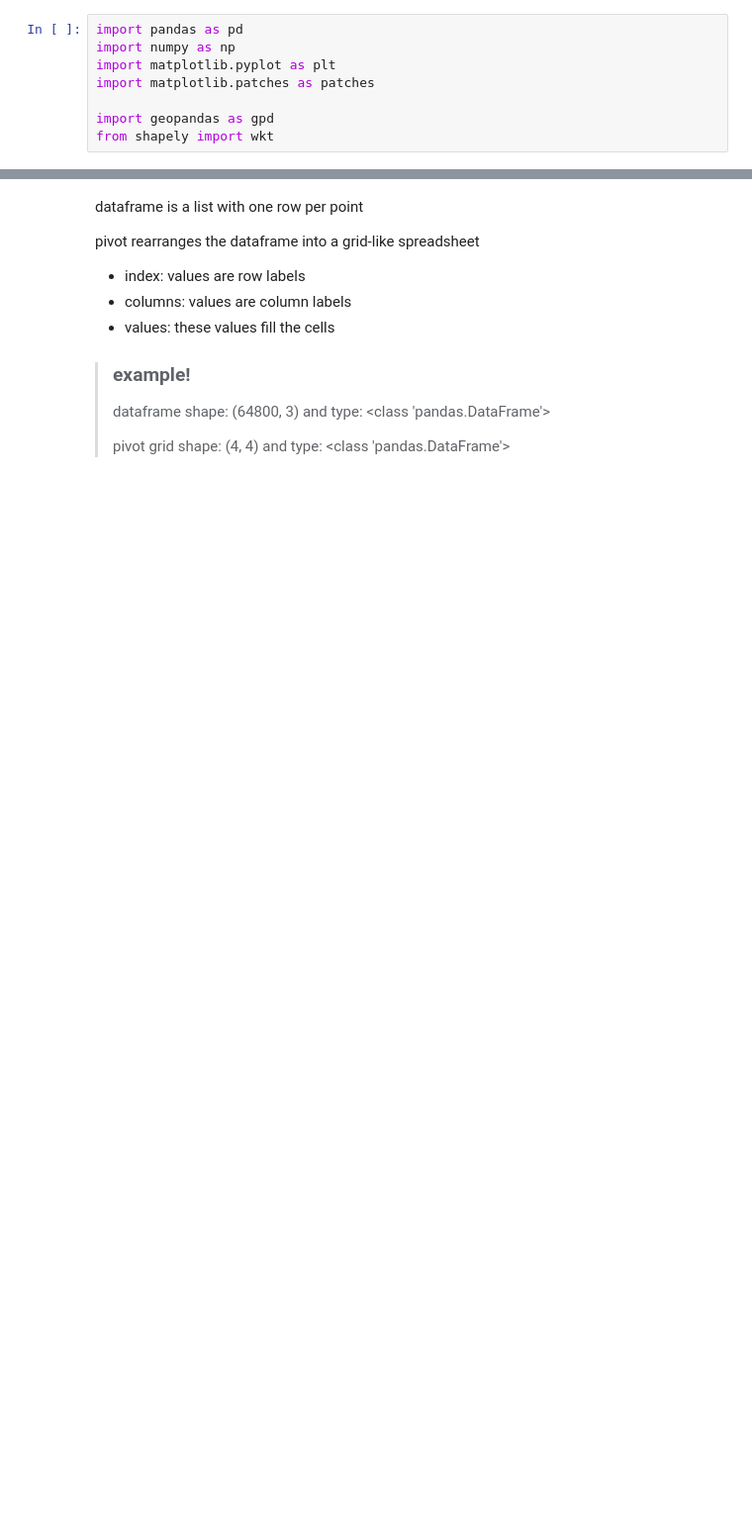
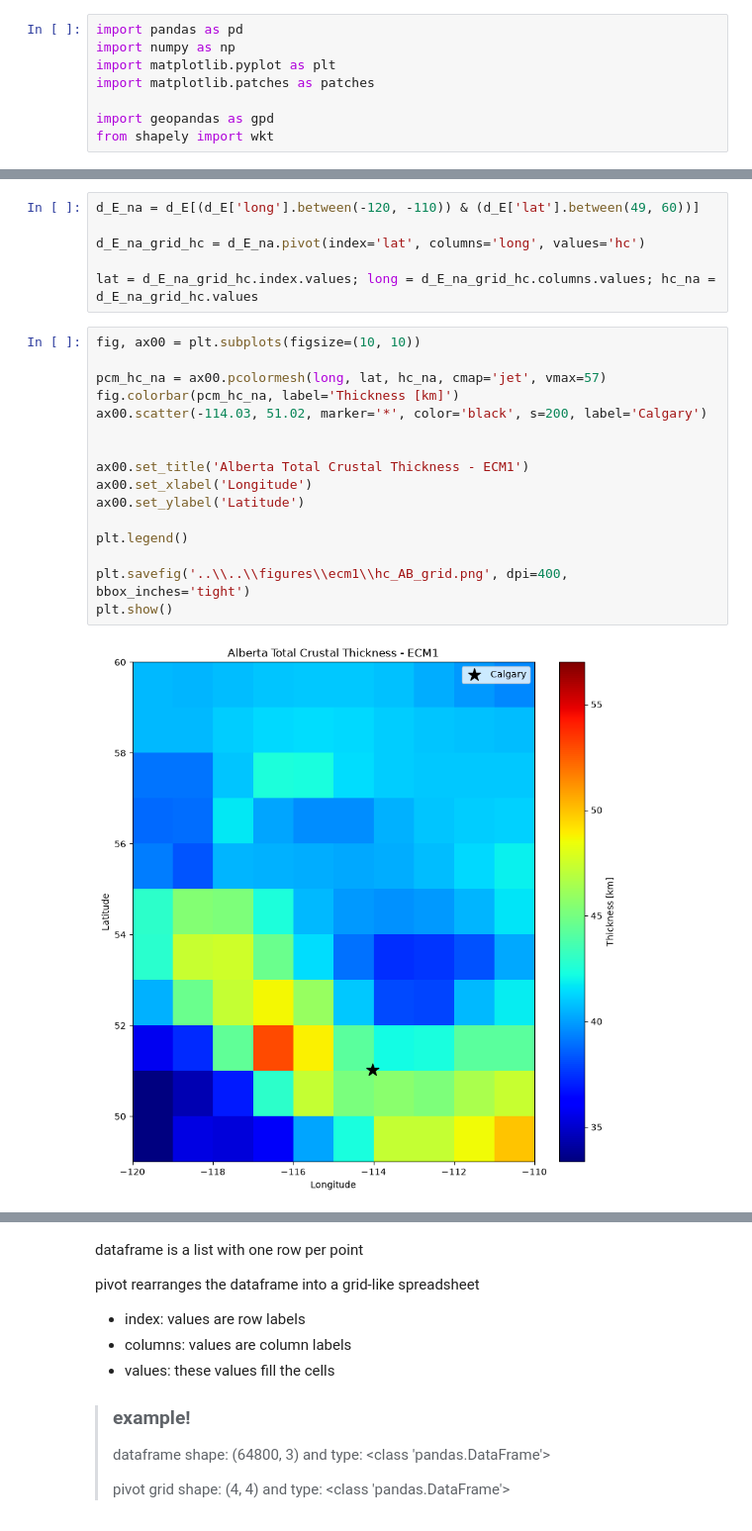
Before and after one commit to sydpas/grav_mag_model, a Jupyter notebook: src/ecm1/TO_3MT_ecm1.ipynb, the cells around one changed output, grey strips where cells are left out. Shown at 99% size. Cells and saved outputs as stored; diff of their text form; blank space fills up the shorter version.

```diff
--- a/src/ecm1/TO_3MT_ecm1.ipynb
+++ b/src/ecm1/TO_3MT_ecm1.ipynb
@@ -57,0 +71,24 @@ ax0.set_ylabel('Latitude')
+# %%
+d_E_na = d_E[(d_E['long'].between(-120, -110)) & (d_E['lat'].between(49, 60))]
+
+d_E_na_grid_hc = d_E_na.pivot(index='lat', columns='long', values='hc')
+
+lat = d_E_na_grid_hc.index.values; long = d_E_na_grid_hc.columns.values; hc_na = d_E_na_grid_hc.values
+# %%
+fig, ax00 = plt.subplots(figsize=(10, 10))
+
+pcm_hc_na = ax00.pcolormesh(long, lat, hc_na, cmap='jet', vmax=57)
+fig.colorbar(pcm_hc_na, label='Thickness [km]')
+ax00.scatter(-114.03, 51.02, marker='*', color='black', s=200, label='Calgary')
+
+
+ax00.set_title('Alberta Total Crustal Thickness - ECM1')
+ax00.set_xlabel('Longitude')
+ax00.set_ylabel('Latitude')
+
+plt.legend()
+
+plt.savefig('..\\..\\figures\\ecm1\\hc_AB_grid.png', dpi=400, bbox_inches='tight')
+plt.show()
+# %% [output]
+[figure, added]
```
Also changed, not shown: parts of 22 cells of this notebook, 8 other files.
